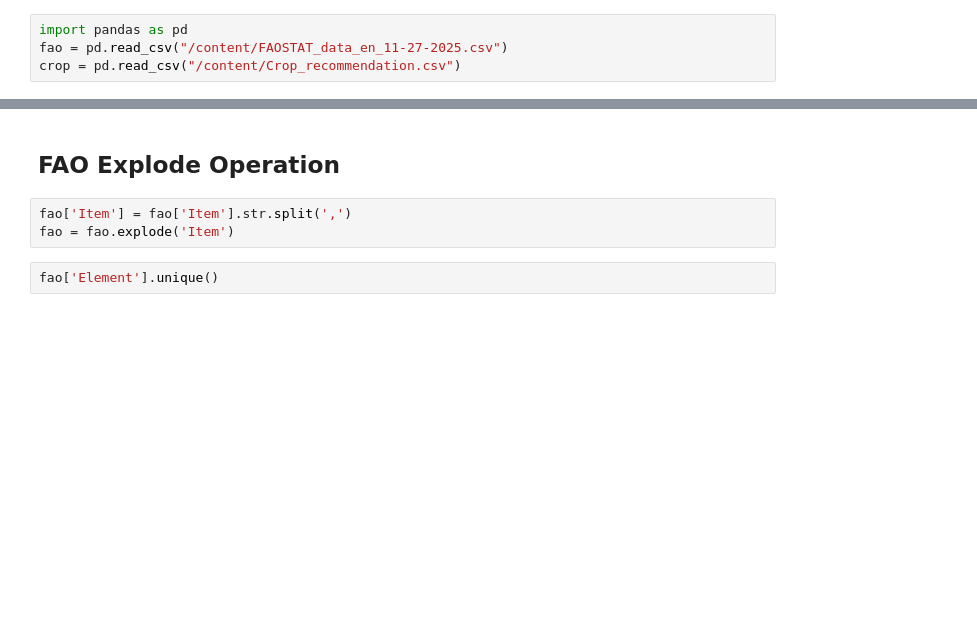
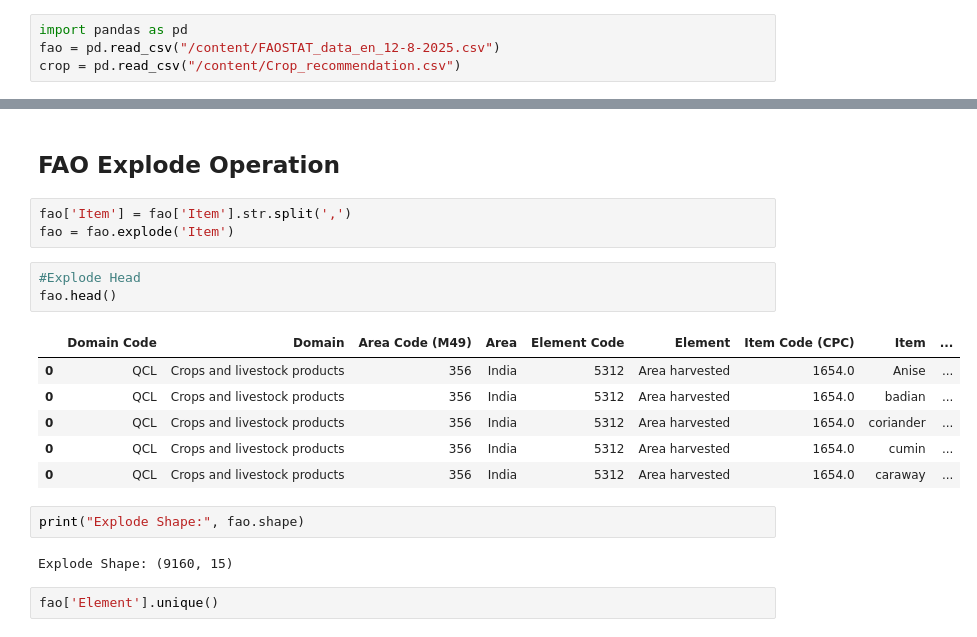
Before and after one commit to springboardmentor2468a-lab/AgriYield, a Jupyter notebook: AgriYield_Predictor.ipynb, the cells around one changed output, grey strips where cells are left out. Drawn from its saved outputs; the diff is of its cells as text; blank space fills up the shorter version.

```diff
--- a/AgriYield_Predictor.ipynb
+++ b/AgriYield_Predictor.ipynb
@@ -234,7 +234,7 @@ Deploy the final model using Flask / Django / Streamlit and host it on cloud.
 • Handle missing values, normalize/standardize features.
 # %%
 import pandas as pd
-fao = pd.read_csv("/content/FAOSTAT_data_en_11-27-2025.csv")
+fao = pd.read_csv("/content/FAOSTAT_data_en_12-8-2025.csv")
 crop = pd.read_csv("/content/Crop_recommendation.csv")
 # %% [markdown]
 ## FAO Dataset Details
@@ -316,6 +316,20 @@ array(['Anise, badian, coriander, cumin, caraway, fennel and juniper berries, ra
 # %%
 fao['Item'] = fao['Item'].str.split(',')
 fao = fao.explode('Item')
+# %%
+#Explode Head
+fao.head()
+# %% [output]
+|  | Domain Code | Domain | Area Code (M49) | Area | Element Code | Element | Item Code (CPC) | Item | ... |
+| 0 | QCL | Crops and livestock products | 356 | India | 5312 | Area harvested | 1654.0 | Anise | ... |
+| 0 | QCL | Crops and livestock products | 356 | India | 5312 | Area harvested | 1654.0 | badian | ... |
+| 0 | QCL | Crops and livestock products | 356 | India | 5312 | Area harvested | 1654.0 | coriander | ... |
+| 0 | QCL | Crops and livestock products | 356 | India | 5312 | Area harvested | 1654.0 | cumin | ... |
+| 0 | QCL | Crops and livestock products | 356 | India | 5312 | Area harvested | 1654.0 | caraway | ... |
+# %%
+print("Explode Shape:", fao.shape)
+# %% [output]
+Explode Shape: (9160, 15)
 # %%
 fao['Element'].unique()
 # %% [output]
```
Also changed, not shown: parts of 16 cells of this notebook.
